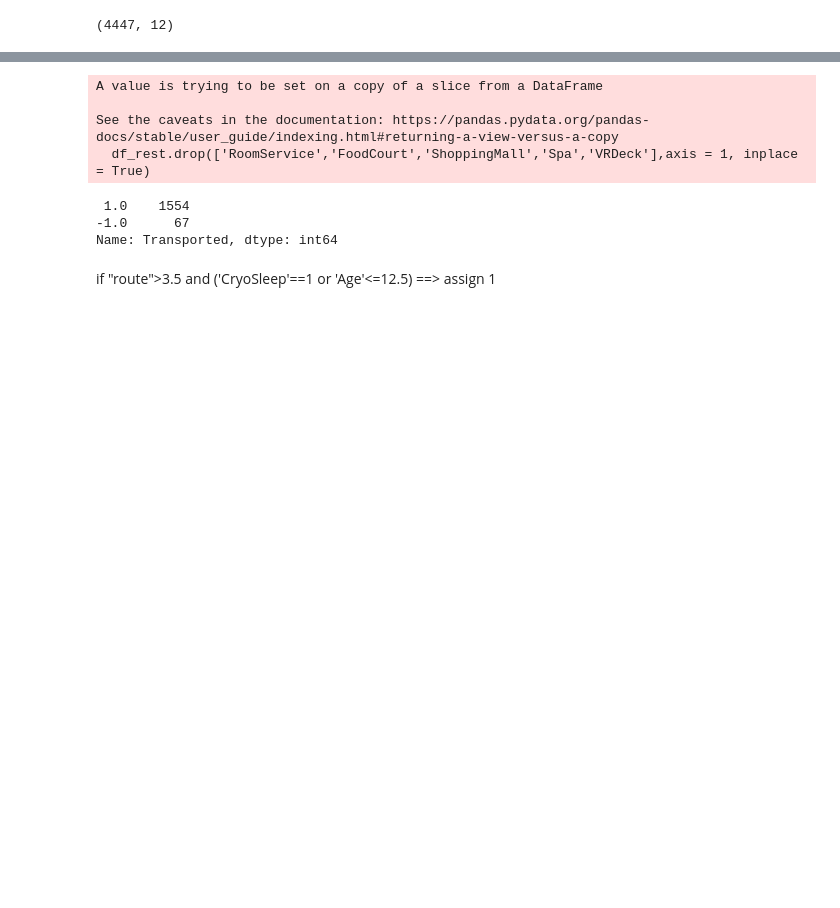
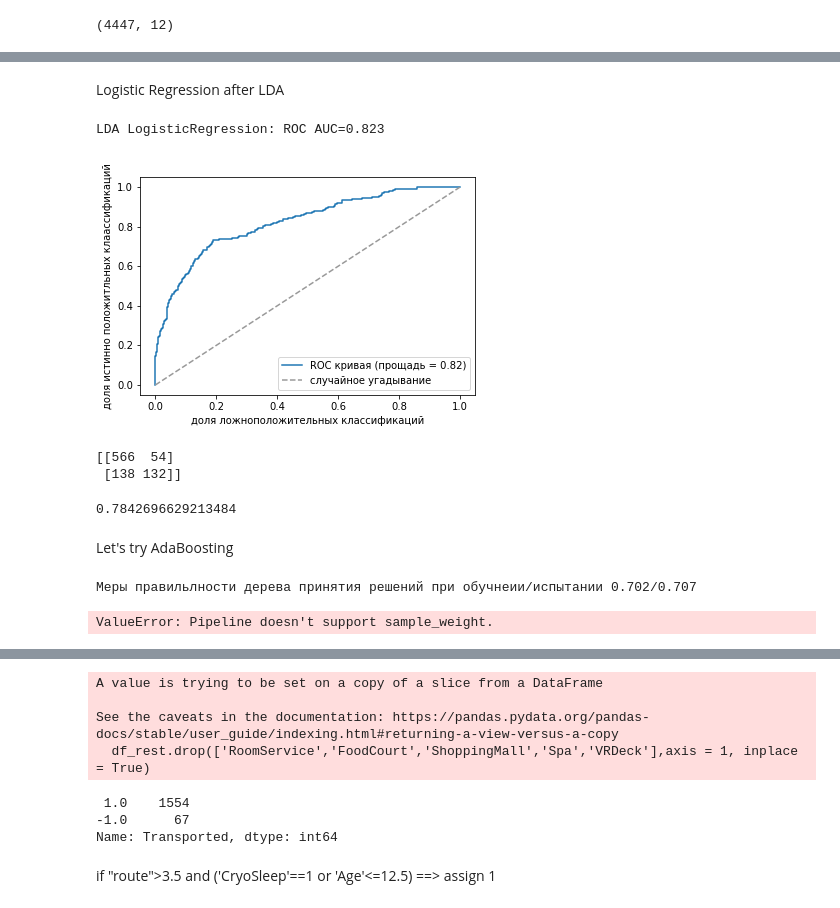
Before and after one commit to SergeyBubnov/spaceship, a Jupyter notebook: 6.ipynb, the cells around one changed output, grey strips where cells are left out. Cells and saved outputs as stored; diff of their text form; code cells hidden in the pictures; blank space fills up the shorter version.

```diff
--- a/6.ipynb
+++ b/6.ipynb
@@ -104,0 +124,76 @@ IndexError: boolean index did not match indexed array along dimension 0; dimensi
+# %% [markdown]
+Logistic Regression after LDA
+# %%
+from sklearn.model_selection import train_test_split
+from sklearn.model_selection import validation_curve
+from sklearn.metrics import roc_curve, auc, roc_auc_score
+from numpy import interp
+
+X_train, X_test, y_train, y_test = train_test_split(dz[features],dz["Transported"],test_size =0.2, stratify = dz["Transported"], random_state = 1)
+
+pipe_lda = make_pipeline(StandardScaler(),ds.LDA(plot = False),LogisticRegression(penalty = 'l2',random_state = 1,solver = 'lbfgs', max_iter = 1000))
+
+pipe_lda = pipe_lda.fit(X_train, y_train)
+
+probas = pipe.predict_proba(X_test)
+fpr, tpr, thresholds = roc_curve(y_test,probas[:,1],pos_label = 1)
+
+lr_auc = roc_auc_score(y_test, probas[:,1])
+print('LDA LogisticRegression: ROC AUC=%.3f' % (lr_auc))
+
+roc_auc = auc(fpr,tpr)
+
+plt.plot(fpr,tpr,label = 'ROC кривая (прощадь = %0.2f)'% roc_auc)
+
+plt.plot([0,1], [0,1], linestyle = '--', color = (0.6, 0.6, 0.6), label='случайное угадывание')
+
+plt.xlim([-0.05, 1.05])
+plt.ylim([-0.05, 1.05])
+plt.xlabel('доля ложноположительных классификаций')
+plt.ylabel('доля истинно положитльных клаассификаций')
+plt.legend(loc = "lower right")
+plt.show()
+# %% [output]
+LDA LogisticRegression: ROC AUC=0.823
+[figure, added]
+# %%
+y_pred = pipe_lda.predict(X_test)
+confmat = confusion_matrix(y_true = y_test, y_pred = y_pred)
+print(confmat)
+# %% [output]
+[[566  54]
+ [138 132]]
+# %%
+pipe_lda.score(X_test,y_test)
+# %% [output]
+0.7842696629213484
+# %% [markdown]
+Let's try AdaBoosting
+# %%
+from sklearn.ensemble import AdaBoostClassifier
+from sklearn.metrics import accuracy_score
+
+#tree = DecisionTreeClassifier(criterion='entropy',random_state = 1, max_depth = 1)
+ada = AdaBoostClassifier(base_estimator=pipe_lr, n_estimators = 500, learning_rate = 0.1, random_state = 1)
+tree = tree.fit(X_train,y_train)
+y_train_pred = tree.predict(X_train)
+y_test_pred = tree.predict(X_test)
+tree_train = accuracy_score(y_train, y_train_pred)
+tree_test = accuracy_score(y_test,y_test_pred)
+print('Меры правильлности дерева принятия решений при обучнеии/испытании %.3f/%.3f'%(tree_train,tree_test))
+# %% [output]
+Меры правильлности дерева принятия решений при обучнеии/испытании 0.702/0.707
+# %%
+from sklearn.ensemble import AdaBoostClassifier
+from sklearn.metrics import accuracy_score
+
+ada = AdaBoostClassifier(base_estimator=pipe_lr, n_estimators = 500, learning_rate = 0.1, random_state = 1)
+
+ada = ada.fit(X_train,y_train)
+y_train_pred = ada.predict(X_train)
+y_test_pred = ada.predict(X_test)
+ada_train = accuracy_score(y_train,y_train_pred)
+ada_test = accuracy_score(y_test,y_test_pred)
+print('Меры правильлности AdaBoost при обучнеии/испытании %.3f/%.3f'%(ada_train,ada_test))
+# %% [output]
+ValueError: Pipeline doesn't support sample_weight.
```
Also changed, not shown: parts of 12 cells of this notebook, 2 other files.
